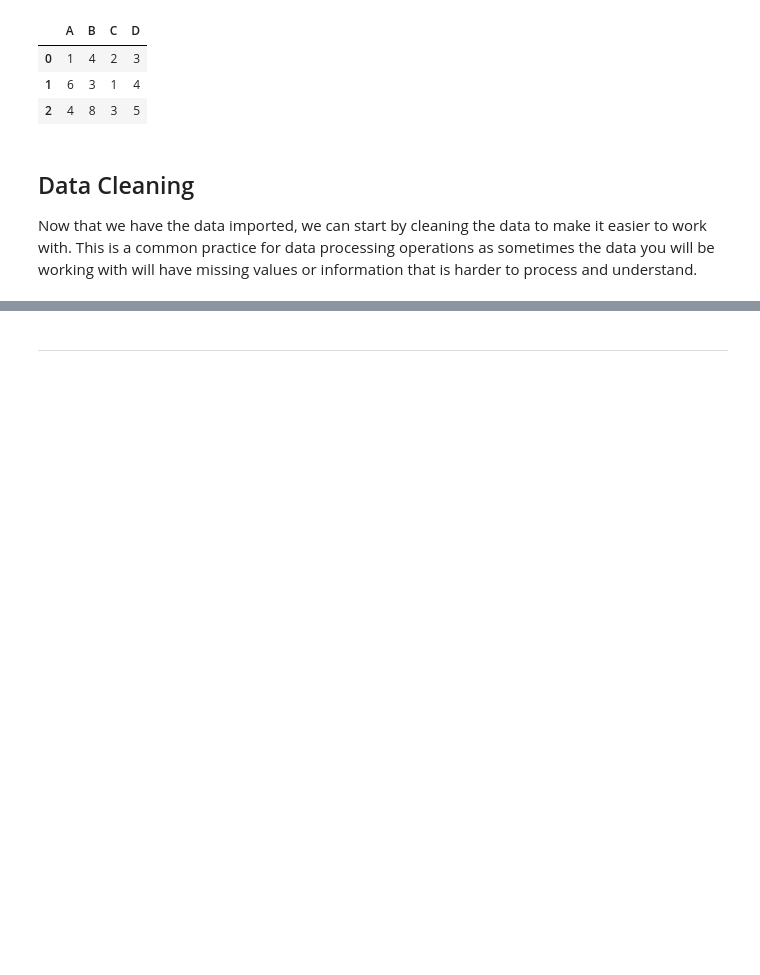
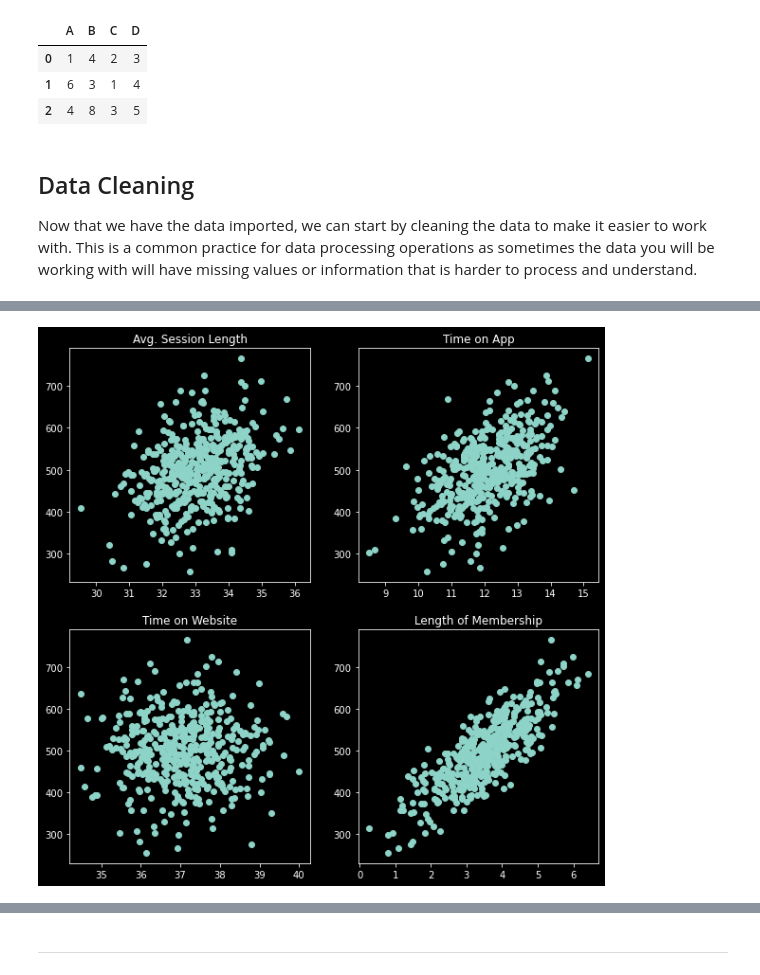
Before and after one commit to Warwick-xSoc/python-course, a Jupyter notebook: week6/w6.ipynb, the cells around one changed output, grey strips where cells are left out. Drawn from its saved outputs; the diff is of its cells as text; code cells hidden in the pictures; blank space fills up the shorter version.

```diff
--- a/week6/w6.ipynb
+++ b/week6/w6.ipynb
@@ -133,0 +254,16 @@ ecommerce_data.describe()
+# %%
+fig, axs = plt.subplots(2, 2)
+fig.set_figheight(10)
+fig.set_figwidth(10)
+axs[0, 0].scatter(ecommerce_data['Avg. Session Length'], ecommerce_data['Yearly Amount Spent'])
+axs[0, 0].set_title('Avg. Session Length')
+axs[0, 1].scatter(ecommerce_data['Time on App'], ecommerce_data['Yearly Amount Spent'],)
+axs[0, 1].set_title('Time on App')
+axs[1, 0].scatter(ecommerce_data['Time on Website'], ecommerce_data['Yearly Amount Spent'])
+axs[1, 0].set_title('Time on Website')
+axs[1, 1].scatter(ecommerce_data['Length of Membership'], ecommerce_data['Yearly Amount Spent'])
+axs[1, 1].set_title('Length of Membership')
+
+plt.show()
+# %% [output]
+[figure, added]
```
Also changed, not shown: parts of 52 cells of this notebook, 6 other files.
